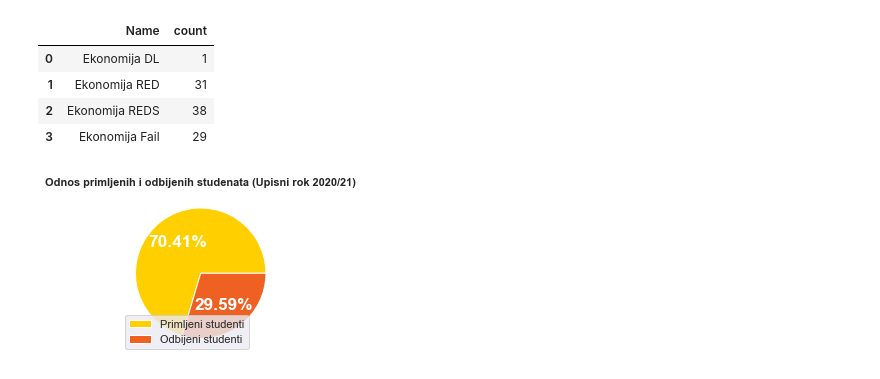
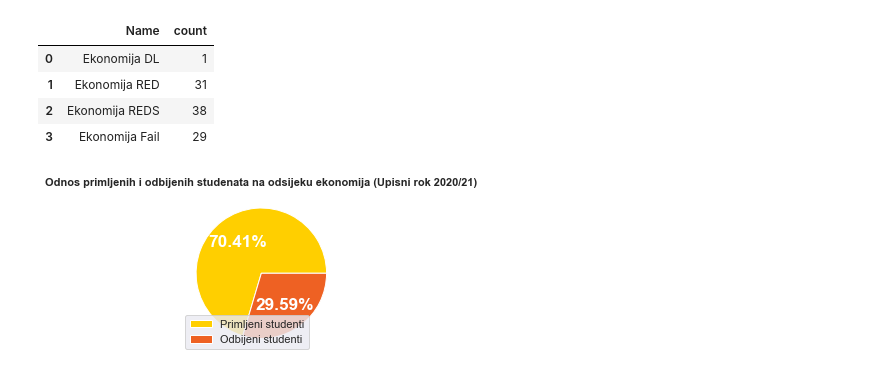
Before and after one commit to WorldWideWest/logisticRegressionSEBS, a Jupyter notebook: visualisation.ipynb, the cells around one changed output. Saved outputs shown, nothing was run; the diff lists cells and outputs as text; code cells hidden in the pictures.

Commit message:
Continuing with visualisations
Creating functions for cleanre visualizations

```diff
--- a/visualisation.ipynb
+++ b/visualisation.ipynb
@@ -66,25 +46,34 @@ ekonomijaData
 | 2 | Ekonomija REDS | 38 |
 | 3 | Ekonomija Fail | 29 |
 # %%
-plt.figure(figsize = (8, 3))
+def pieAdmitted(dataFrame, colors, legendLoc, legendArgs, title, save):
+    plt.figure(figsize = (8, 3))
 
-newEkonomija = pd.DataFrame({'Name': ['Admitted', 'Not Admitted'],
-                            'Count': [ekonomijaData['count'].iloc[1:3].sum(), ekonomijaData['count'].iloc[3:4].sum()]})
+    new = pd.DataFrame({'Name': ['Admitted', 'Not Admitted'],
+                                'Count': [dataFrame['count'].iloc[1:3].sum(),
+    dataFrame['count'].iloc[3:4].sum()]})
 
-plt.pie(newEkonomija['Count'],
-        colors = ['#FFCF00','#EE6123'],
-        autopct = '%.2f%%',
-        textprops = {'size': 'x-large',
-                    'fontweight': 'bold',
-                    'color': 'w'})
+    plt.pie(new['Count'],
+            colors = colors,
+            autopct = '%.2f%%',
+            textprops = {'size': 'x-large',
+                        'fontweight': 'bold',
+                        'color': 'w'})
 
-plt.legend(['Primljeni studenti', 'Odbijeni studenti'],
-            loc = 'lower left')
+    plt.legend(legendArgs,
+                loc = legendLoc)
 
-plt.title('Odnos primljenih i odbijenih studenata (Upisni rok 2020/21)',
-            fontsize = 11,
-            fontweight = 'bold')
-plt.savefig('visualisations/ekonomijaAdmitted_NOT.png', dpi = 2000)
-plt.show()
+    plt.title(title,
+                fontsize = 11,
+                fontweight = 'bold')
+    plt.savefig(save, dpi = 2000)
+    plt.show()
-# %% [output]
-[figure, removed]
+# %%
+pieAdmitted(ekonomijaData,
+            ['#FFCF00','#EE6123'],
+            3,
+            ['Primljeni studenti', 'Odbijeni studenti'],
+            'Odnos primljenih i odbijenih studenata na odsijeku ekonomija (Upisni rok 2020/21)',
+            'visualisations/ekonomijaAdmitted_NOT.png')
+# %% [output]
+[figure, added]
```
Also changed, not shown: parts of 5 cells of this notebook, 4 other files.
